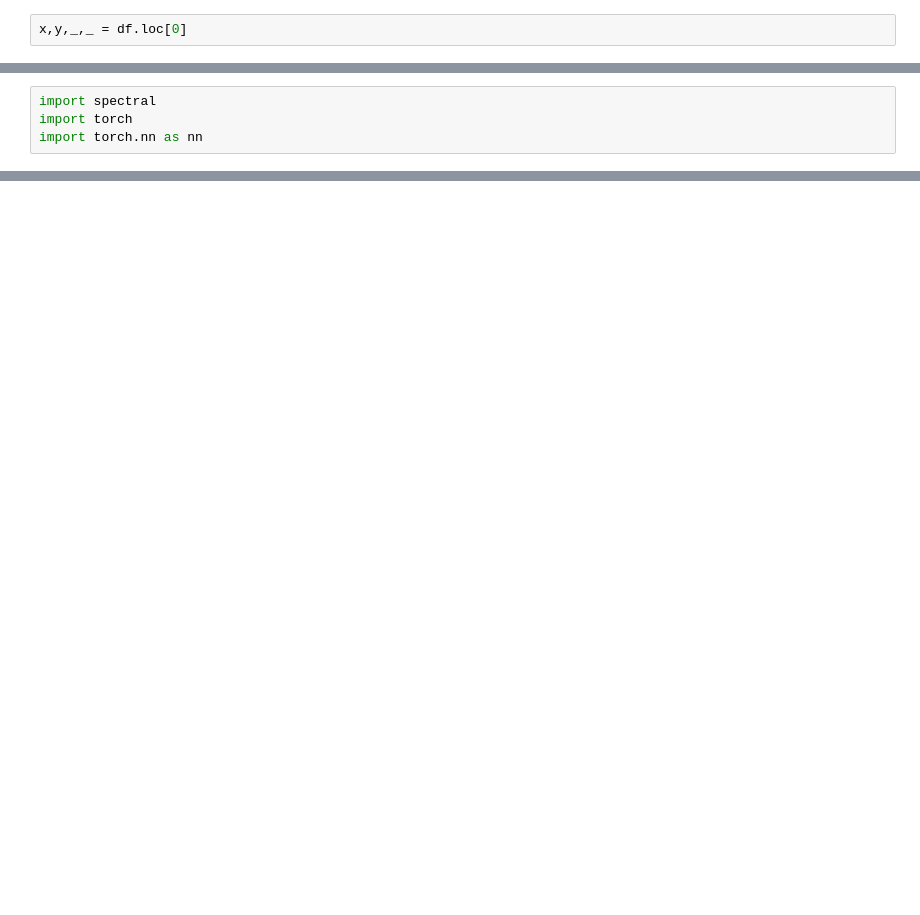
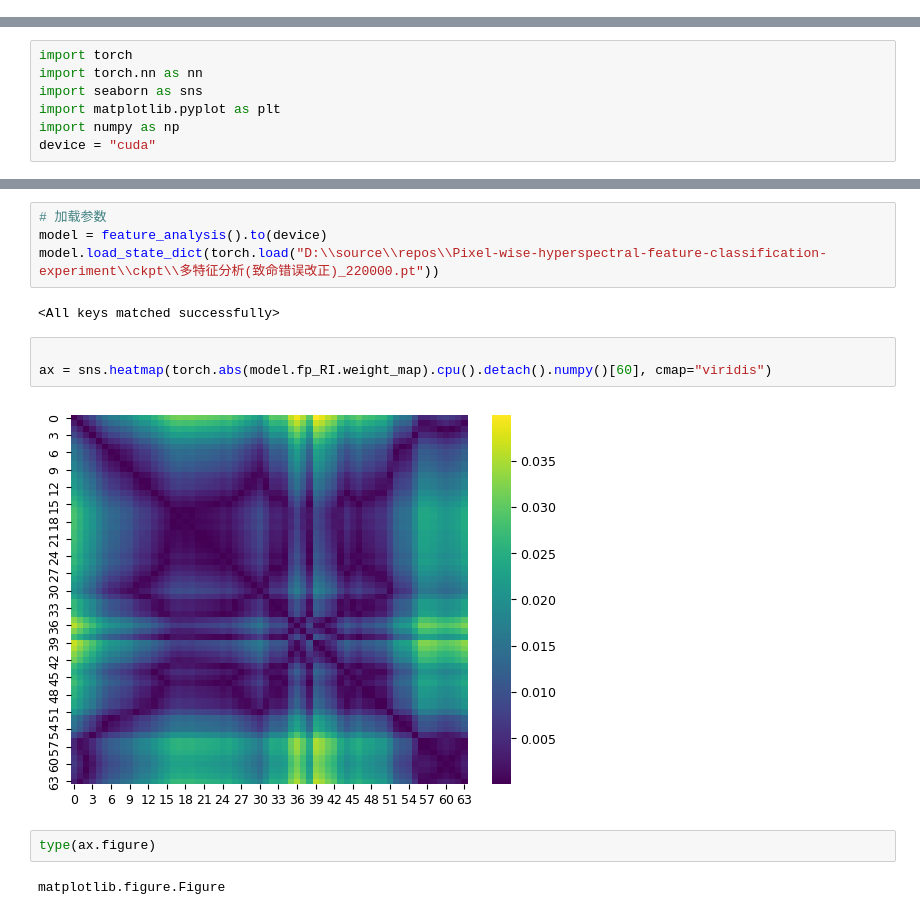
Before and after one commit to ArmoredP1g/MineralPixelPredictor, a Jupyter notebook: notbooks/test.ipynb, the cells around one changed output, grey strips where cells are left out. Cells and saved outputs as stored; diff of their text form; blank space fills up the shorter version.

```diff
--- a/notbooks/test.ipynb
+++ b/notbooks/test.ipynb
@@ -9,2 +0,0 @@ df.__len__()
-# %%
-x,y,_,_ = df.loc[0]
@@ -15,4 +3,7 @@ pandas.core.series.Series
 # %%
-import spectral
 import torch
 import torch.nn as nn
+import seaborn as sns
+import matplotlib.pyplot as plt
+import numpy as np
+device = "cuda"
@@ -154,0 +69,15 @@ for i in range(0,5):
+# %%
+# 加载参数
+model = feature_analysis().to(device)
+model.load_state_dict(torch.load("D:\\source\\repos\\Pixel-wise-hyperspectral-feature-classification-experiment\\ckpt\\多特征分析(致命错误改正)_220000.pt"))
+# %% [output]
+<All keys matched successfully>
+# %%
+
+ax = sns.heatmap(torch.abs(model.fp_RI.weight_map).cpu().detach().numpy()[60], cmap="viridis")
+# %% [output]
+[figure, added]
+# %%
+type(ax.figure)
+# %% [output]
+matplotlib.figure.Figure
```
Also changed, not shown: parts of 23 cells of this notebook, 3 other files.
